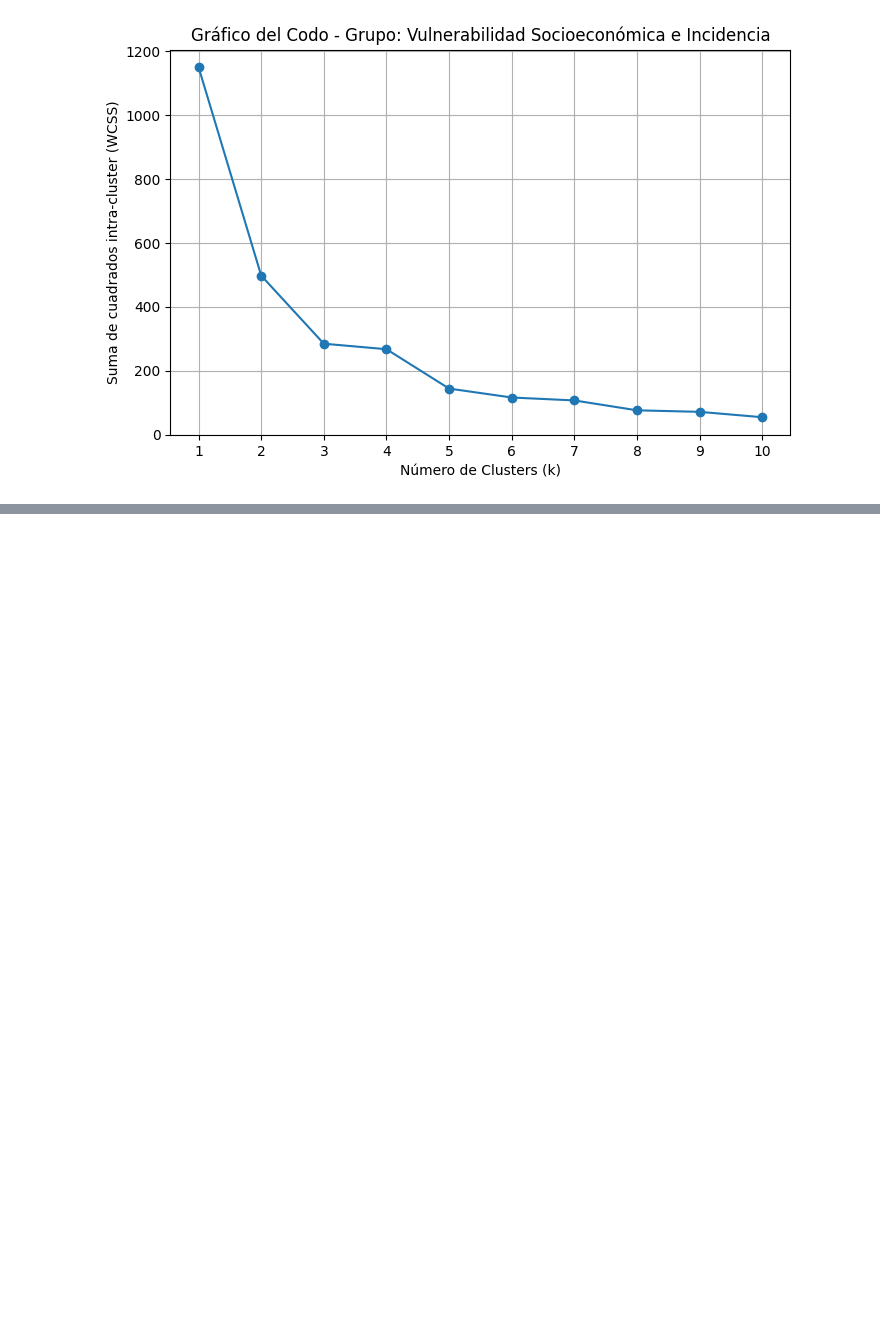
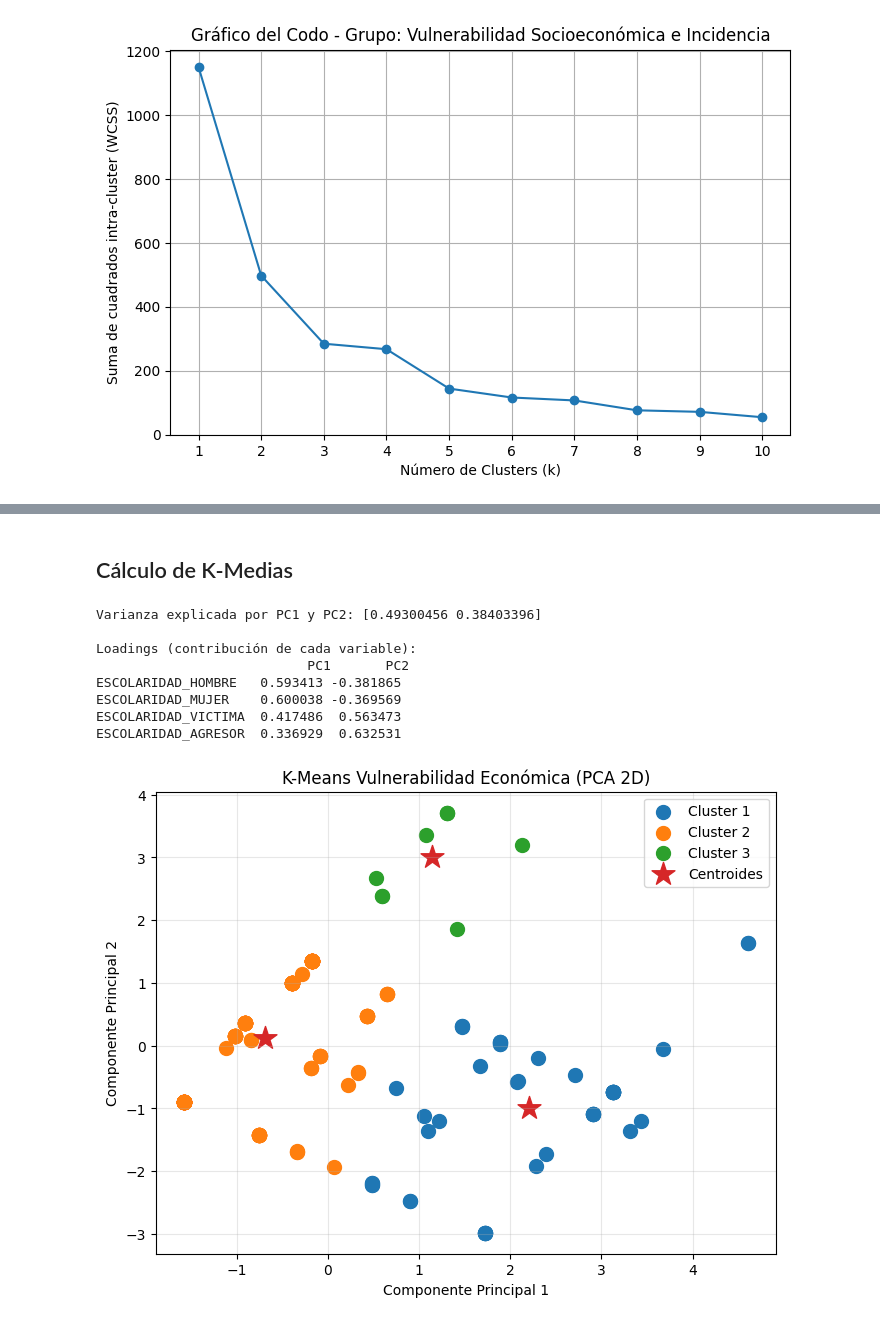
Before and after one commit to Gxrco/DM-PR3, a Jupyter notebook: PCAyClustering/clusteringDVIF.ipynb, the cells around one changed output, grey strips where cells are left out. Cells and saved outputs as stored; diff of their text form; code cells hidden in the pictures; blank space fills up the shorter version.

Commit message:
feat: added k-means, dendrogram and silhouette

```diff
--- a/PCAyClustering/clusteringDVIF.ipynb
+++ b/PCAyClustering/clusteringDVIF.ipynb
@@ -269,0 +313,54 @@ elbow_plot_for_group(grupo_socioeconomico, "Grupo: Vulnerabilidad Socioeconómic
+# %% [markdown]
+## Cálculo de K-Medias
+# %%
+# df_empleo_scaled = scale(df_empleo)
+# df_impacto_scaled = scale(df_impacto)
+# df_demografico_scaled = scale(df_demografico)
+# df_socioeconomico_scaled = scale(df_socioeconomico)
+
+# -------------- GRUPO 1: Vulnerabilidad Económica (PCA + KMeans) --------------
+
+X_educacion = df_educacion_scaled
+
+# 1️⃣ PCA a 2 componentes
+pca_educacion = PCA(n_components=2, random_state=42)
+X_pca_educacion = pca_educacion.fit_transform(X_educacion)
+
+# Mostrar varianza explicada
+print("Varianza explicada por PC1 y PC2:", pca_educacion.explained_variance_ratio_)
+
+# Tabla de loadings
+loadings_educacion = pd.DataFrame(
+    pca_educacion.components_.T,
+    columns=["PC1", "PC2"],
+    index=["ESCOLARIDAD_HOMBRE", "ESCOLARIDAD_MUJER", "ESCOLARIDAD_VICTIMA", "ESCOLARIDAD_AGRESOR"]
+)
+print("\nLoadings (contribución de cada variable):\n", loadings_educacion)
+
+# 2️⃣ K‑Means sobre las componentes
+km_educacion = KMeans(n_clusters=3, random_state=42).fit(X_pca_educacion)
+labels_educacion = km_educacion.labels_
+centroids_educacion = km_educacion.cluster_centers_
+
+# 3️⃣ Gráfica 2D
+plt.figure(figsize=(8,6))
+for cluster in range(3):
+    mask = (labels_educacion == cluster)
+    plt.scatter(X_pca_educacion[mask, 0], X_pca_educacion[mask, 1], s=100, label=f'Cluster {cluster+1}')
+plt.scatter(centroids_educacion[:,0], centroids_educacion[:,1], marker='*', s=300, label='Centroides')
+plt.title("K-Means Vulnerabilidad Económica (PCA 2D)")
+plt.xlabel("Componente Principal 1")
+plt.ylabel("Componente Principal 2")
+plt.legend()
+plt.grid(alpha=0.3)
+plt.show()
+# %% [output]
+Varianza explicada por PC1 y PC2: [0.49300456 0.38403396]
+
+Loadings (contribución de cada variable):
+                           PC1       PC2
+ESCOLARIDAD_HOMBRE   0.593413 -0.381865
+ESCOLARIDAD_MUJER    0.600038 -0.369569
+ESCOLARIDAD_VICTIMA  0.417486  0.563473
+ESCOLARIDAD_AGRESOR  0.336929  0.632531
+[figure, added]
```
Also changed, not shown: parts of 11 cells of this notebook, 2 other files.
